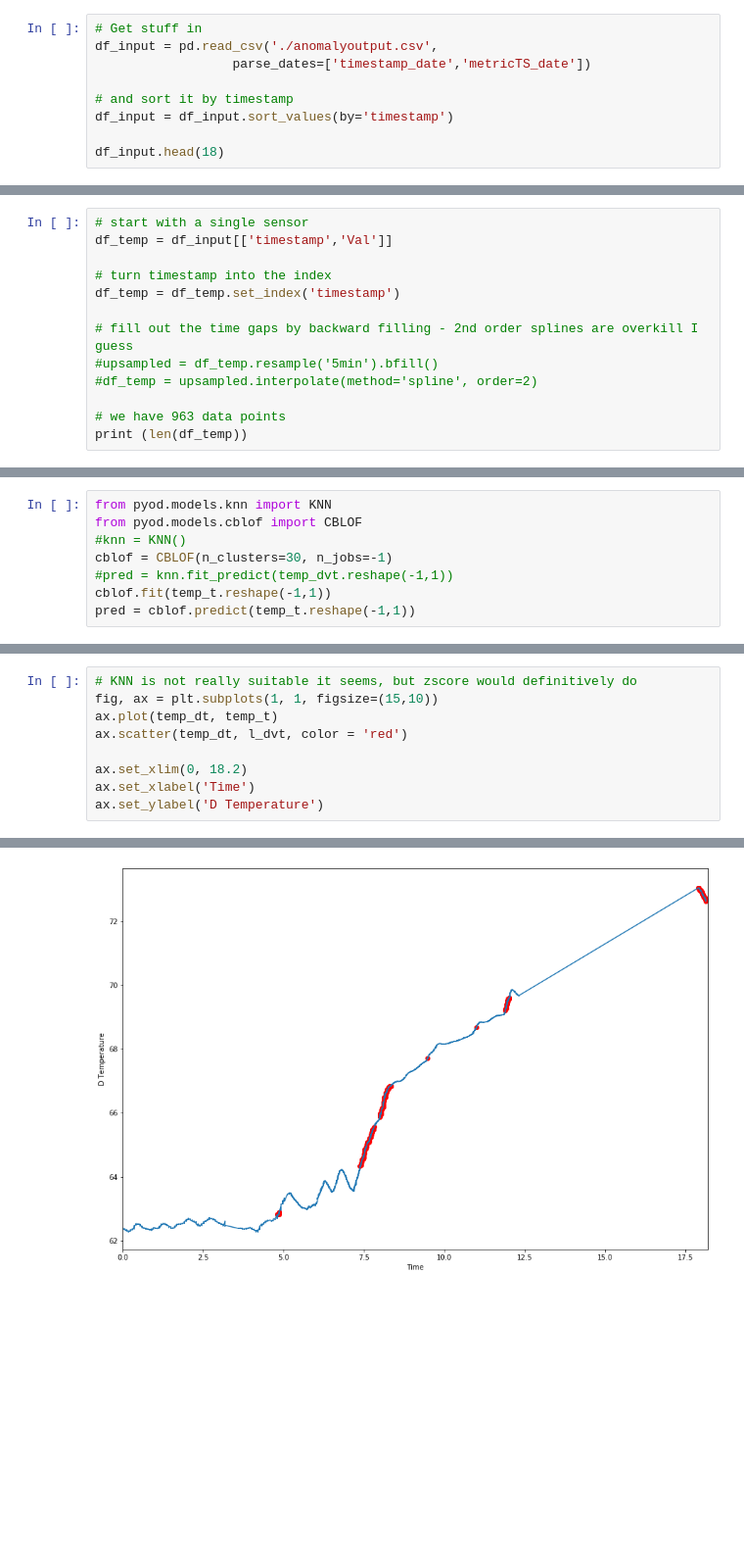
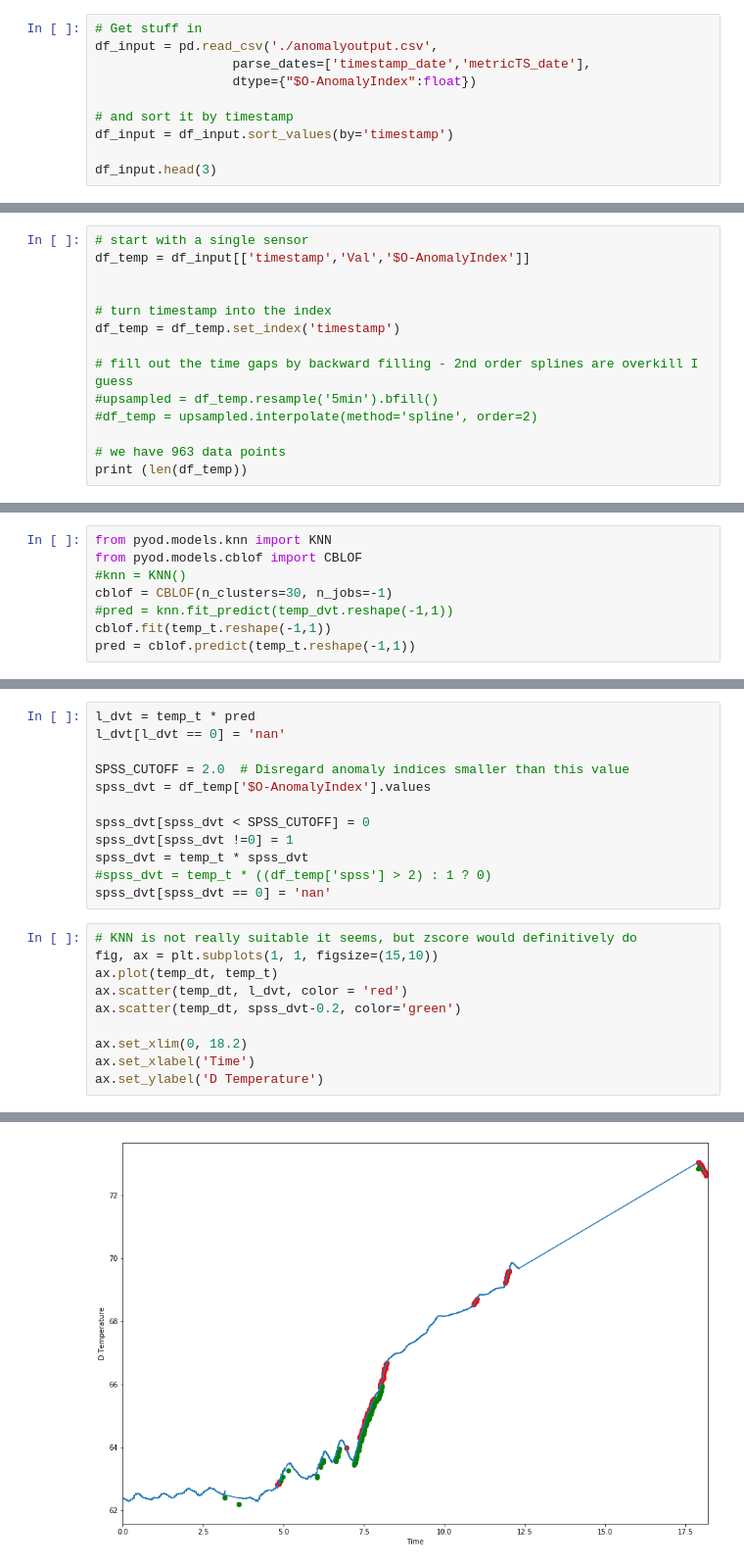
Before and after one commit to sedgewickmm18/mmfunctions, a Jupyter notebook: AnomalyLauren.ipynb, the cells around one changed output, grey strips where cells are left out. Shown at 98% size. Saved outputs shown, nothing was run; the diff lists cells and outputs as text; blank space fills up the shorter version.

```diff
--- a/AnomalyLauren.ipynb
+++ b/AnomalyLauren.ipynb
@@ -80,12 +82,13 @@ print (db)
 # %%
 # Get stuff in
 df_input = pd.read_csv('./anomalyoutput.csv',
-                  parse_dates=['timestamp_date','metricTS_date'])
+                  parse_dates=['timestamp_date','metricTS_date'],
+                  dtype={"$O-AnomalyIndex":float})
 
 # and sort it by timestamp
 df_input = df_input.sort_values(by='timestamp')
 
-df_input.head(18)
+df_input.head(3)
 # %% [output]
 |  | groupdId | edgeNodeId | timestamp | seq | metricName | metricTS | dataType | Val | timestamp_date | ... |
 | 625 | Cakebread | RuthNorth | 1561736302064 | 36 | TT_ProdRoom | 1561736281080 | Float | 62.385025 | 2019-06-28 15:38:22 | ... |
@@ -108,6 +98,7 @@ df_input.head(18)
 # %%
 # start with a single sensor
-df_temp = df_input[['timestamp','Val']]
+df_temp = df_input[['timestamp','Val','$O-AnomalyIndex']]
+
 
 # turn timestamp into the index
 df_temp = df_temp.set_index('timestamp')
@@ -276,12 +264,25 @@ l_dvt[l_dvt == 0] = 'nan'
+# %%
+l_dvt = temp_t * pred
+l_dvt[l_dvt == 0] = 'nan'
+
+SPSS_CUTOFF = 2.0  # Disregard anomaly indices smaller than this value
+spss_dvt = df_temp['$O-AnomalyIndex'].values
+
+spss_dvt[spss_dvt < SPSS_CUTOFF] = 0
+spss_dvt[spss_dvt !=0] = 1
+spss_dvt = temp_t * spss_dvt
+#spss_dvt = temp_t * ((df_temp['spss'] > 2) : 1 ? 0)
+spss_dvt[spss_dvt == 0] = 'nan'
 # %%
 # KNN is not really suitable it seems, but zscore would definitively do
 fig, ax = plt.subplots(1, 1, figsize=(15,10))
 ax.plot(temp_dt, temp_t)
 ax.scatter(temp_dt, l_dvt, color = 'red')
+ax.scatter(temp_dt, spss_dvt-0.2, color='green')
 
 ax.set_xlim(0, 18.2)
 ax.set_xlabel('Time')
 ax.set_ylabel('D Temperature')
 # %% [output]
 Text(0, 0.5, 'D Temperature')
-[figure, old version]
+[figure, new version]
```
Also changed, not shown: parts of 6 cells of this notebook.
